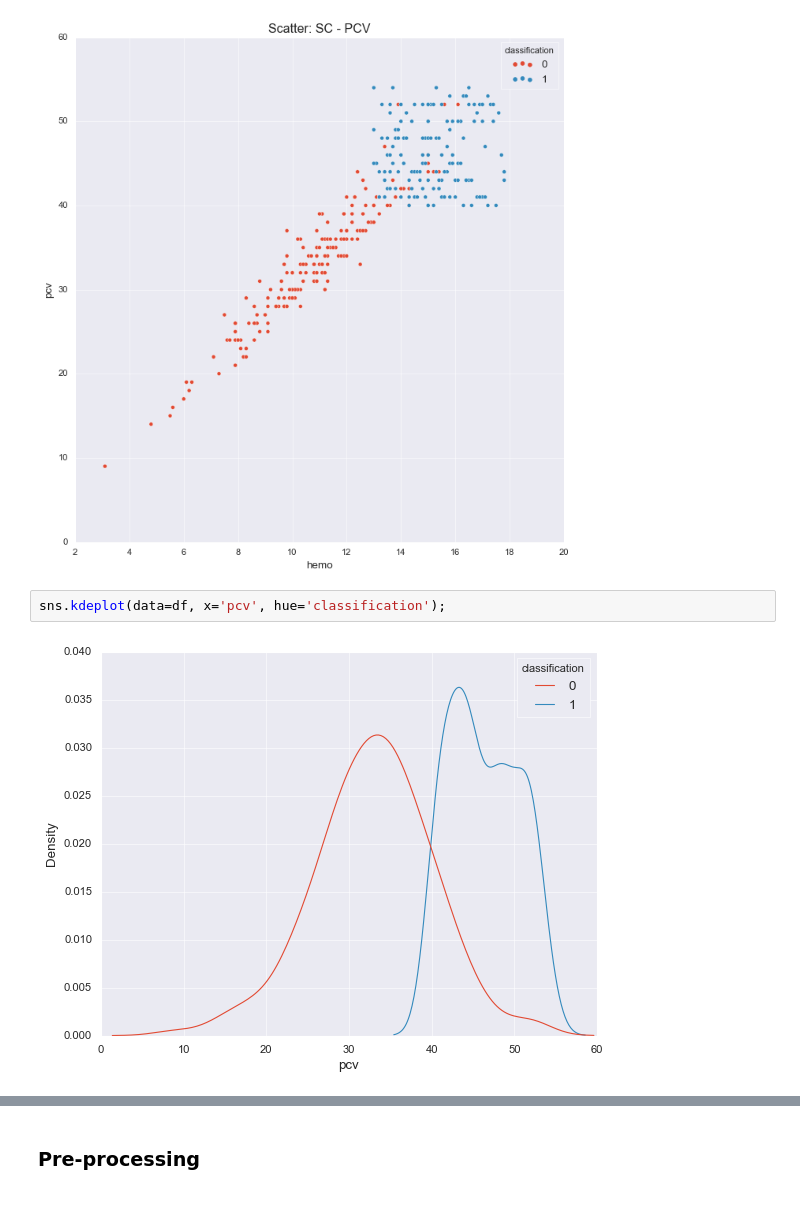
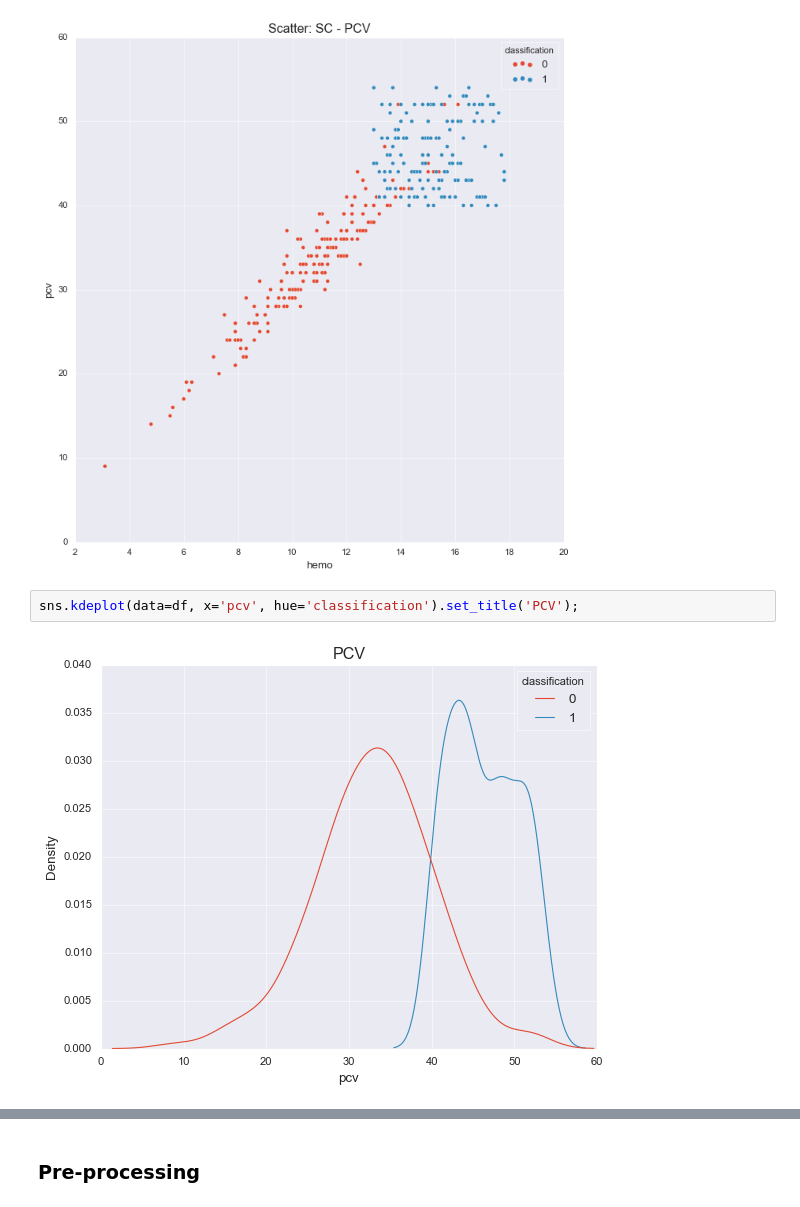
Before and after one commit to eugene-fr/kidney_training, a Jupyter notebook: kidney_notebook.ipynb, the cells around one changed output, grey strips where cells are left out. Cells and saved outputs as stored; diff of their text form.

```diff
--- a/kidney_notebook.ipynb
+++ b/kidney_notebook.ipynb
@@ -276,7 +283,7 @@ sns.scatterplot(data=df, x='hemo', y='pcv', hue='classification').set_title('Sca
 # %% [output]
 [figure]
 # %%
-sns.kdeplot(data=df, x='pcv', hue='classification');
+sns.kdeplot(data=df, x='pcv', hue='classification').set_title('PCV');
 # %% [output]
-[figure, old version]
+[figure, new version]
 # %%
```
Also changed, not shown: parts of 21 cells of this notebook.
